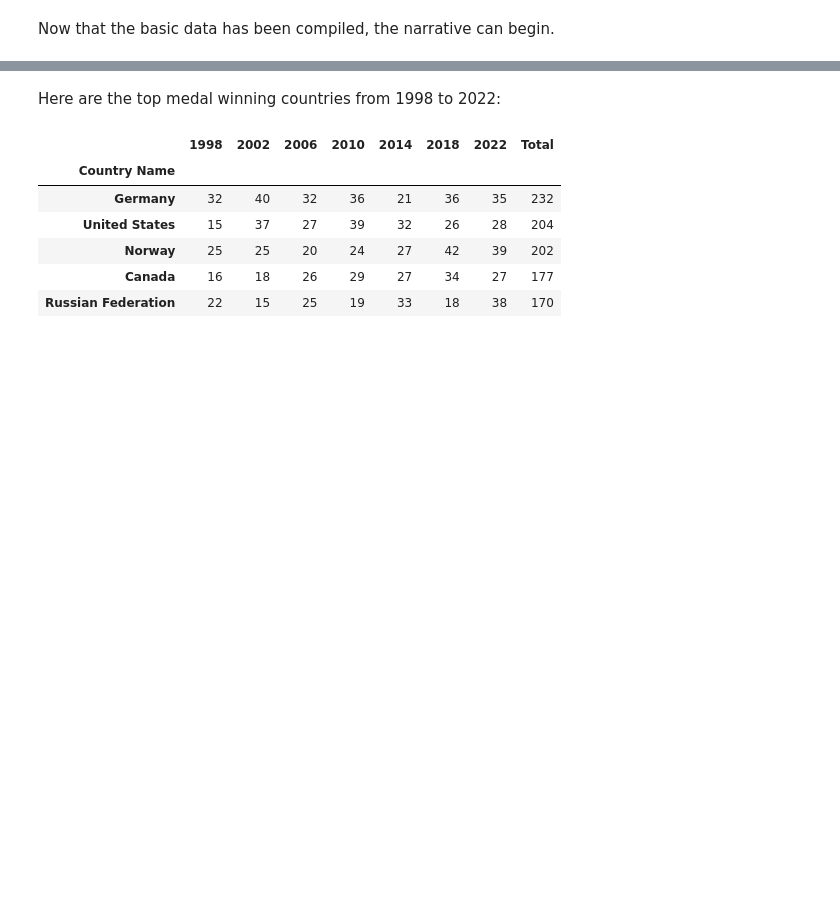
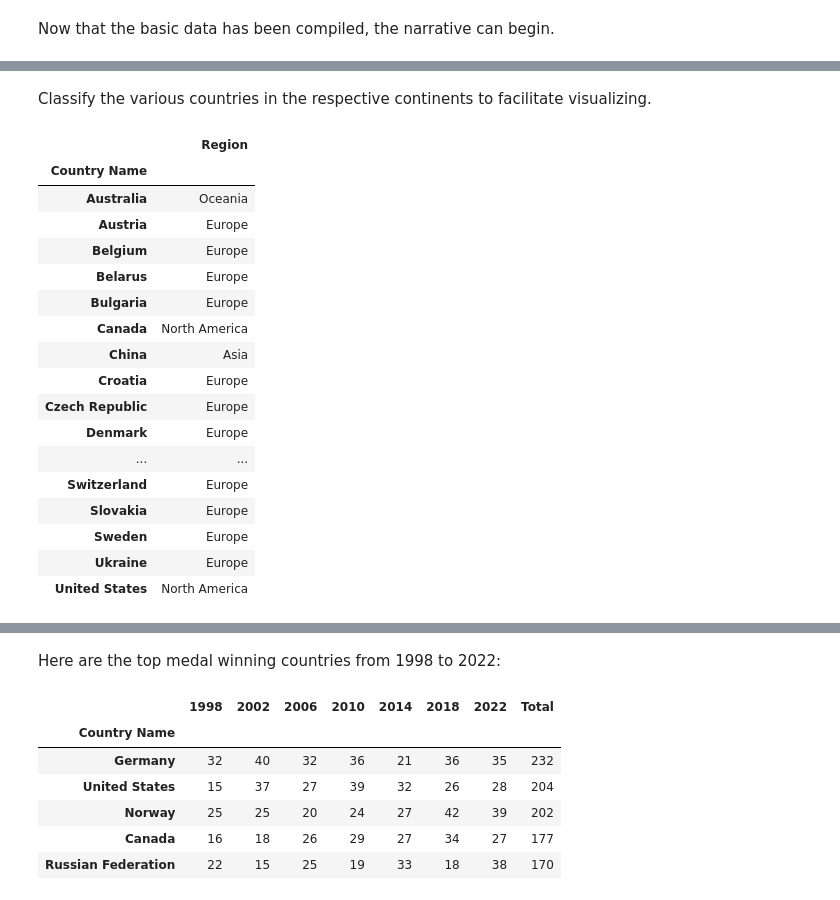
Before and after one commit to jchatterjee/nycdsa_python_project, a Jupyter notebook: JChatterjee Python Project.ipynb, the cells around one changed output, grey strips where cells are left out. Drawn from its saved outputs; the diff is of its cells as text; code cells hidden in the pictures; blank space fills up the shorter version.

```diff
--- a/JChatterjee Python Project.ipynb
+++ b/JChatterjee Python Project.ipynb
@@ -945,0 +867,21 @@ fig.savefig("pop_vs_gdp_per_capita.png", dpi=300, bbox_inches = 'tight')
+# %% [markdown]
+Classify the various countries in the respective continents to facilitate visualizing.
+# %%
+americas = ['Canada', 'United States']
+europe = ['Austria', 'Belgium', 'Belarus', 'Bulgaria', 'Croatia', 'Czech Republic', 'Denmark',
+         'Spain', 'Estonia', 'Finland', 'France', 'United Kingdom', 'Germany', 'Hungary',
+         'Italy', 'Latvia', 'Netherlands', 'Norway', 'Poland', 'Russian Federation',
+         'Slovenia', 'Switzerland', 'Slovakia', 'Sweden', 'Ukraine']
+asia = ['China', 'Japan', 'Kazakhstan', 'South Korea']
+oceania = ['Australia', 'New Zealand']
+
+# This function will automatically assign region names
+def which_region(country_name):
+    if country_name in americas :
+        return 'North America'
+    elif country_name in europe:
+        return 'Europe'
+    elif country_name in asia :
+        return 'Asia'
+    else:
+        return 'Oceania'
@@ -945,0 +903,21 @@ fig.savefig("pop_vs_gdp_per_capita.png", dpi=300, bbox_inches = 'tight')
+# %%
+c2r
+# %% [output]
+|  | Region |
+| Country Name |  |
+| Australia | Oceania |
+| Austria | Europe |
+| Belgium | Europe |
+| Belarus | Europe |
+| Bulgaria | Europe |
+| Canada | North America |
+| China | Asia |
+| Croatia | Europe |
+| Czech Republic | Europe |
+| Denmark | Europe |
+| ... | ... |
+| Switzerland | Europe |
+| Slovakia | Europe |
+| Sweden | Europe |
+| Ukraine | Europe |
+| United States | North America |
```
Also changed, not shown: parts of 35 cells of this notebook, 10 other files.
